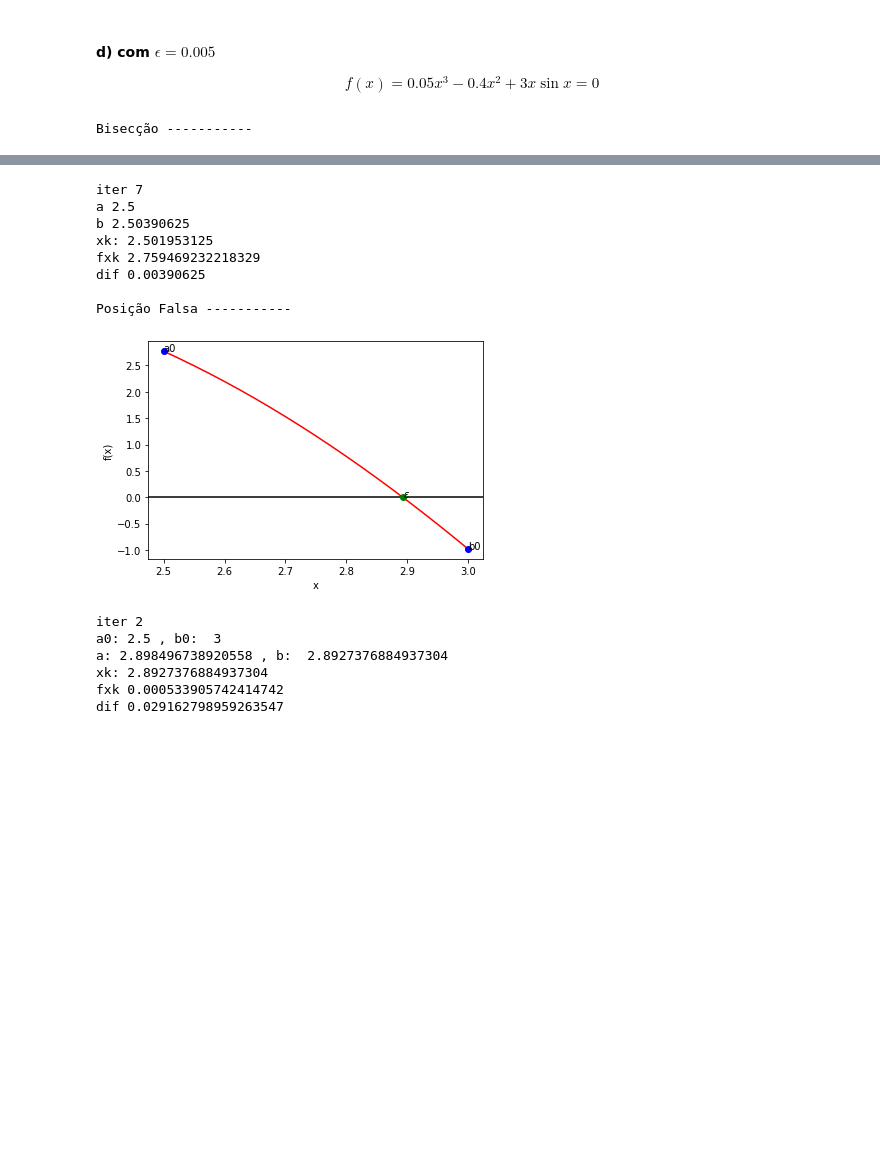
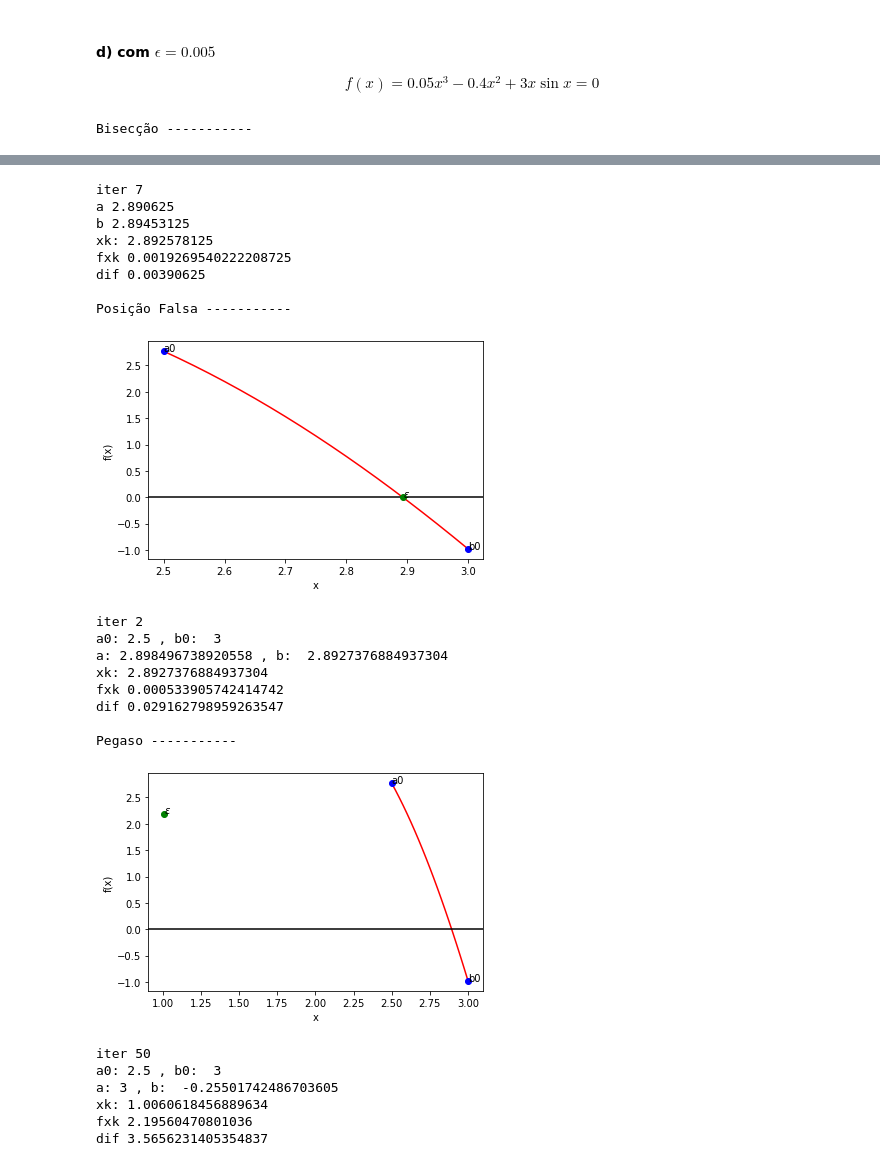
Before and after one commit to HenrickyL/computational-mathematics, a Jupyter notebook: Cap 2/Trabalho01/trabalho.ipynb, the cells around one changed output, grey strips where cells are left out. Saved outputs shown, nothing was run; the diff lists cells and outputs as text; code cells hidden in the pictures; blank space fills up the shorter version.

```diff
--- a/Cap 2/Trabalho01/trabalho.ipynb
+++ b/Cap 2/Trabalho01/trabalho.ipynb
@@ -803,5 +831,6 @@ f = lambda x: 0.05*x**3 - 0.4*x**2 + 3*x*np.sin(x)
 E = 0.005
 CallBiseccao(2.5,3,f,E)
 CallfalsePosition(2.5,3,f,E)
+CallPegaso(2.5,3,f,E)
 # %% [output]
 Bisecção -----------
@@ -809,15 +838,24 @@ Bisecção -----------
 iter 7
-a 2.5
-b 2.50390625
-xk: 2.501953125
-fxk 2.759469232218329
+a 2.890625
+b 2.89453125
+xk: 2.892578125
+fxk 0.0019269540222208725
 dif 0.00390625
 
 Posição Falsa -----------
 [figure]
 iter 2
 a0: 2.5 , b0:  3
 a: 2.898496738920558 , b:  2.8927376884937304
 xk: 2.8927376884937304
 fxk 0.000533905742414742
 dif 0.029162798959263547
+
+Pegaso -----------
+[figure, added]
+iter 50
+a0: 2.5 , b0:  3
+a: 3 , b:  -0.25501742486703605
+xk: 1.0060618456889634
+fxk 2.19560470801036
+dif 3.5656231405354837
```
Also changed, not shown: parts of 12 cells of this notebook, 1 other file.
